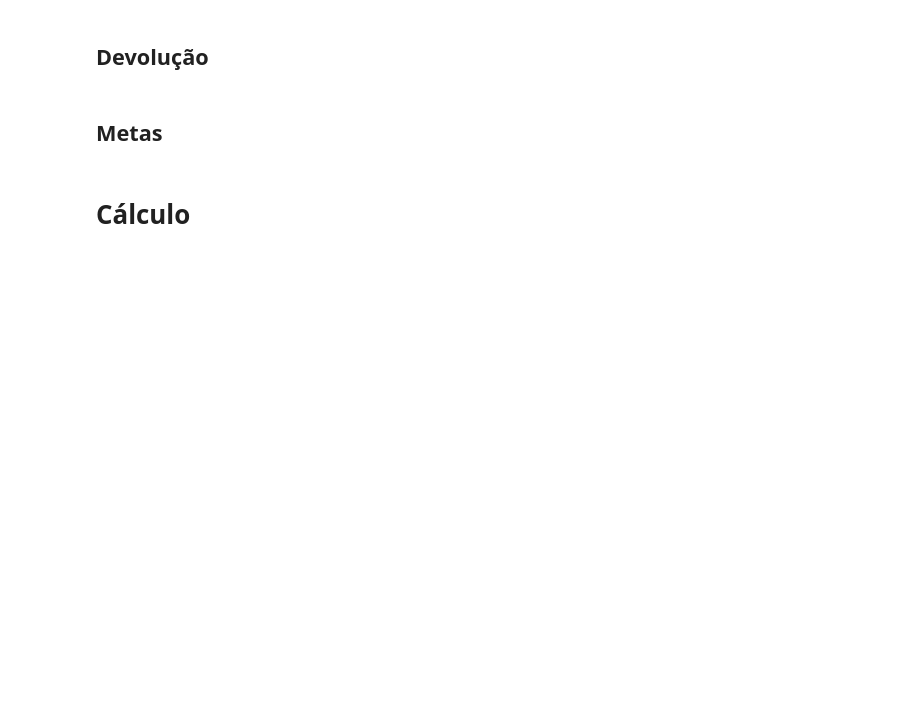
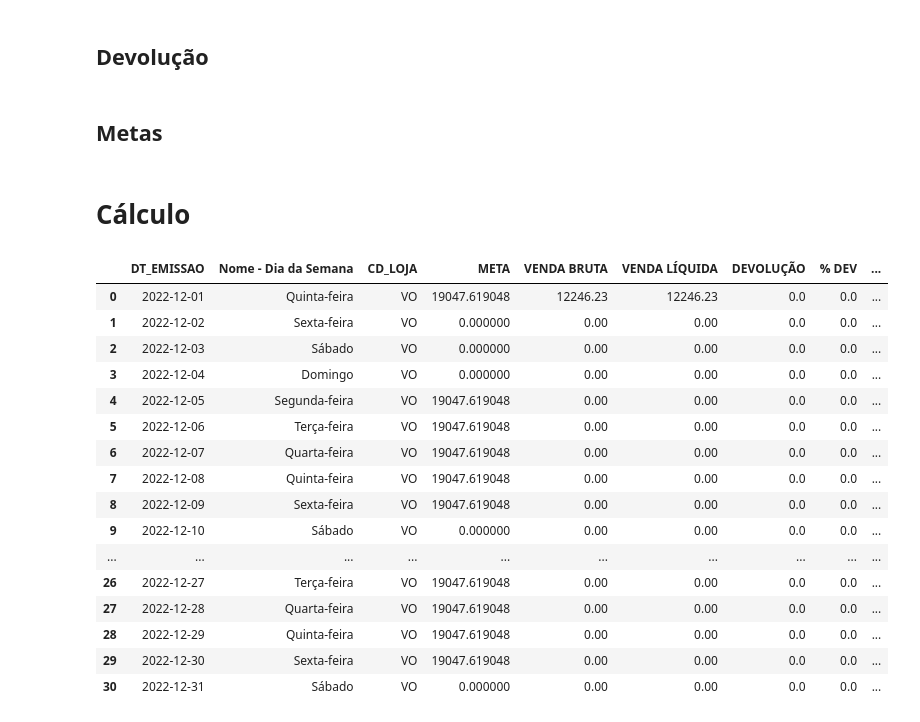
Before and after one commit to loroza/tend_mensal_whatsapp, a Jupyter notebook: teste.ipynb, the cells around one changed output. Cells and saved outputs as stored; diff of their text form; code cells hidden in the pictures; blank space fills up the shorter version.

```diff
--- a/teste.ipynb
+++ b/teste.ipynb
@@ -134,3 +120,5 @@ for i in tqdm(df_prod_ent.index):
+# %%
+df_prod_ent['VL_TOTAL_DEV'] = df_prod_ent['VL_TOTAL_DEV'].astype(float)
 # %%
 df_prod_ent = df_prod_ent.rename(columns={'CD_CLIENTE':'CODCLI'})
 df_prod_ent = pd.merge(df_prod_ent, df_cliente, how='inner', on='CODCLI')
@@ -172,7 +160,7 @@ df_meta_data = df_meta_data.rename(columns={'Cd_Loja':'CD_LOJA', 'Data':'DT_EMIS
 # %% [markdown]
 # Cálculo
 # %%
-df_venda_bruta = df_pedido.groupby(['COD_LOJA', 'DT_EMISSAO', 'TIPO_CLIENTE']).sum()[['VALOR_TOT']].reset_index().rename(columns={'COD_LOJA':'CD_LOJA'})
+df_venda_bruta = df_pedido.groupby(['COD_LOJA', 'DT_EMISSAO']).sum()[['VALOR_TOT']].reset_index().rename(columns={'COD_LOJA':'CD_LOJA'})
 # %%
-df_devolucao = df_prod_ent.groupby(['COD_LOJA', 'DT_EMISSAO', 'TIPO_CLIENTE']).sum()[['VL_TOTAL_DEV']].reset_index().rename(columns={'COD_LOJA':'CD_LOJA'})
+df_devolucao = df_prod_ent.groupby(['COD_LOJA', 'DT_EMISSAO']).sum()[['VL_TOTAL_DEV']].reset_index().rename(columns={'COD_LOJA':'CD_LOJA'})
 # %%
@@ -222,3 +232,36 @@ df_hoje
+# %%
+df_hoje = df_hoje.fillna(0)
 # %%
-df = df_hoje[df_hoje['CD_LOJA'] == '05']
-df[['DT_EMISSAO', 'Nome - Dia da Semana', 'META', 'VENDA BRUTA', 'VENDA LÍQUIDA', 'DEVOLUÇÃO', '% DEV', 'VENDA_CNPJ', 'CNPJ', 'VENDA_CPF', 'CPF']]
+df_print = df_hoje[df_hoje['CD_LOJA'] == 'VO'].reset_index(drop=True)
+df_print[['DT_EMISSAO',
+          'Nome - Dia da Semana',
+          'CD_LOJA',
+          'META',
+          'VENDA BRUTA',
+          'VENDA LÍQUIDA',
+          'DEVOLUÇÃO',
+          '% DEV',
+          'VENDA_CNPJ',
+          '% DEV CNPJ',
+          'CNPJ',
+          'VENDA_CPF',
+          '% DEV CPF',
+          'CPF']]
+# %% [output]
+|  | DT_EMISSAO | Nome - Dia da Semana | CD_LOJA | META | VENDA BRUTA | VENDA LÍQUIDA | DEVOLUÇÃO | % DEV | ... |
+| 0 | 2022-12-01 | Quinta-feira | VO | 19047.619048 | 12246.23 | 12246.23 | 0.0 | 0.0 | ... |
+| 1 | 2022-12-02 | Sexta-feira | VO | 0.000000 | 0.00 | 0.00 | 0.0 | 0.0 | ... |
+| 2 | 2022-12-03 | Sábado | VO | 0.000000 | 0.00 | 0.00 | 0.0 | 0.0 | ... |
+| 3 | 2022-12-04 | Domingo | VO | 0.000000 | 0.00 | 0.00 | 0.0 | 0.0 | ... |
+| 4 | 2022-12-05 | Segunda-feira | VO | 19047.619048 | 0.00 | 0.00 | 0.0 | 0.0 | ... |
+| 5 | 2022-12-06 | Terça-feira | VO | 19047.619048 | 0.00 | 0.00 | 0.0 | 0.0 | ... |
+| 6 | 2022-12-07 | Quarta-feira | VO | 19047.619048 | 0.00 | 0.00 | 0.0 | 0.0 | ... |
+| 7 | 2022-12-08 | Quinta-feira | VO | 19047.619048 | 0.00 | 0.00 | 0.0 | 0.0 | ... |
+| 8 | 2022-12-09 | Sexta-feira | VO | 19047.619048 | 0.00 | 0.00 | 0.0 | 0.0 | ... |
+| 9 | 2022-12-10 | Sábado | VO | 0.000000 | 0.00 | 0.00 | 0.0 | 0.0 | ... |
+| ... | ... | ... | ... | ... | ... | ... | ... | ... | ... |
+| 26 | 2022-12-27 | Terça-feira | VO | 19047.619048 | 0.00 | 0.00 | 0.0 | 0.0 | ... |
+| 27 | 2022-12-28 | Quarta-feira | VO | 19047.619048 | 0.00 | 0.00 | 0.0 | 0.0 | ... |
+| 28 | 2022-12-29 | Quinta-feira | VO | 19047.619048 | 0.00 | 0.00 | 0.0 | 0.0 | ... |
+| 29 | 2022-12-30 | Sexta-feira | VO | 19047.619048 | 0.00 | 0.00 | 0.0 | 0.0 | ... |
+| 30 | 2022-12-31 | Sábado | VO | 0.000000 | 0.00 | 0.00 | 0.0 | 0.0 | ... |
```
Also changed, not shown: parts of 21 cells of this notebook.
